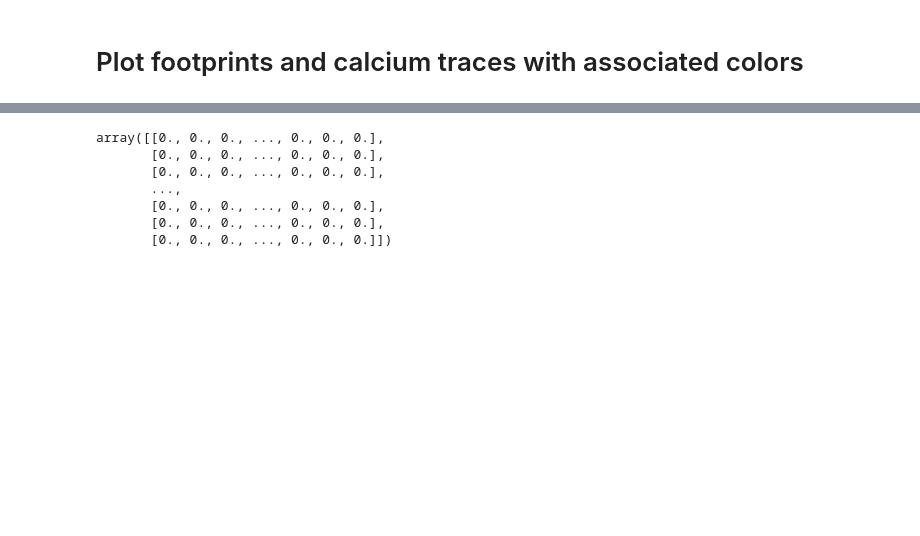
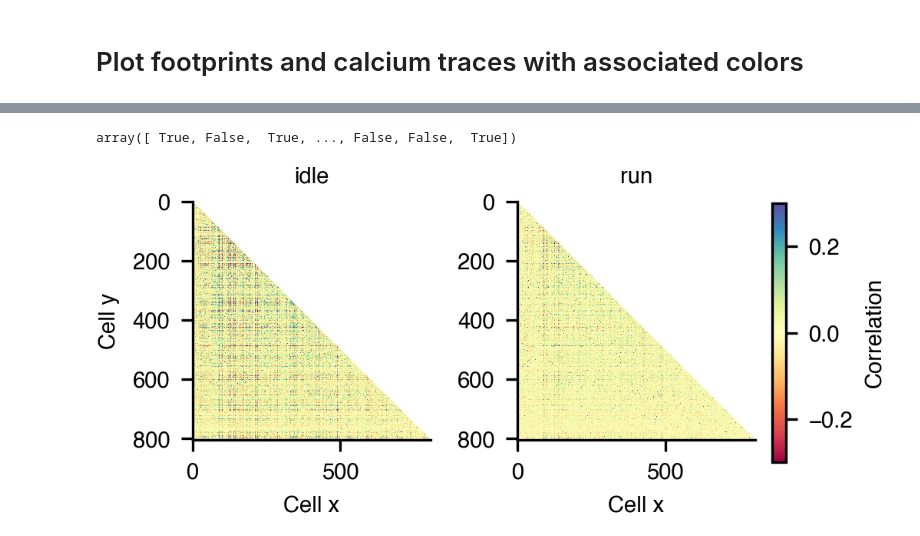
Before and after one commit to etterguillaume/PyCaAn, a Jupyter notebook: figure2.ipynb, the cells around one changed output, grey strips where cells are left out. Drawn from its saved outputs; the diff is of its cells as text; code cells hidden in the pictures; blank space fills up the shorter version.

Commit message:
Added correlation analysis, single subject

```diff
--- a/figure2.ipynb
+++ b/figure2.ipynb
@@ -20,3 +21,4 @@ with open('params.yaml','r') as file:
 # Pick example session/mouse
 session_path='../../datasets/calcium_imaging/M990/M990_legoOF_20190114'
 data = load_data(session_path)
+data = preprocess_data(data,params)
@@ -72,10 +25,46 @@ plt.tight_layout()
-# %%
-(data['SFPs'][cell_i]>0)/np.max(data['SFPs'][cell_i])*cell_i
-# %% [output]
-array([[0., 0., 0., ..., 0., 0., 0.],
-       [0., 0., 0., ..., 0., 0., 0.],
-       [0., 0., 0., ..., 0., 0., 0.],
-       ...,
-       [0., 0., 0., ..., 0., 0., 0.],
-       [0., 0., 0., ..., 0., 0., 0.],
-       [0., 0., 0., ..., 0., 0., 0.]])
+# %%
+~data['running_ts']
+# %% [output]
+array([ True, False,  True, ..., False, False,  True])
+# %%
+from scipy.stats import pearsonr as corr
+from tqdm import tqdm
+p_threshold = .05
+idle_matrix = np.zeros((data['numNeurons'],data['numNeurons']))
+run_matrix = np.zeros((data['numNeurons'],data['numNeurons']))
+
+for i in tqdm(range(data['numNeurons'])):
+    for j in range(data['numNeurons']):
+        if j>i:
+            temp_idle = corr(data['caTrace'][~data['running_ts'],i],data['caTrace'][~data['running_ts'],j])
+            #if temp_idle[1] < p_threshold:
+            idle_matrix[j,i] = temp_idle[0]
+
+            temp_run = corr(data['caTrace'][data['running_ts'],i],data['caTrace'][data['running_ts'],j])
+            #if temp_run[1] < p_threshold:
+            run_matrix[j,i] = temp_run[0]
+        else:
+            idle_matrix[j,i] = np.nan
+            run_matrix[j,i] = np.nan
+# %%
+plt.figure(figsize=(3,1.5))
+plt.subplot(121)
+plt.imshow(idle_matrix, interpolation='none',vmin=-.3,vmax=.3, cmap='Spectral')
+plt.title('idle')
+plt.xlabel('Cell x')
+plt.ylabel('Cell y')
+#plt.axis('off')
+
+plt.subplot(122)
+plt.imshow(run_matrix, interpolation='none',vmin=-.3,vmax=.3, cmap='Spectral')
+plt.title('run')
+plt.xlabel('Cell x')
+#plt.ylabel('Cell y')
+#plt.axis('off')
+
+cax = plt.axes([1, 0.15, 0.02, 0.75])
+plt.colorbar(cax=cax, label='Correlation')
+plt.tight_layout(pad=0.4, w_pad=0.5, h_pad=1.0)
+plt.savefig('results/figures/fig2/idle_run_corrs.pdf', bbox_inches='tight')
+# %% [output]
+[figure, added]
```
Also changed, not shown: parts of 5 cells of this notebook, 6 other files.
